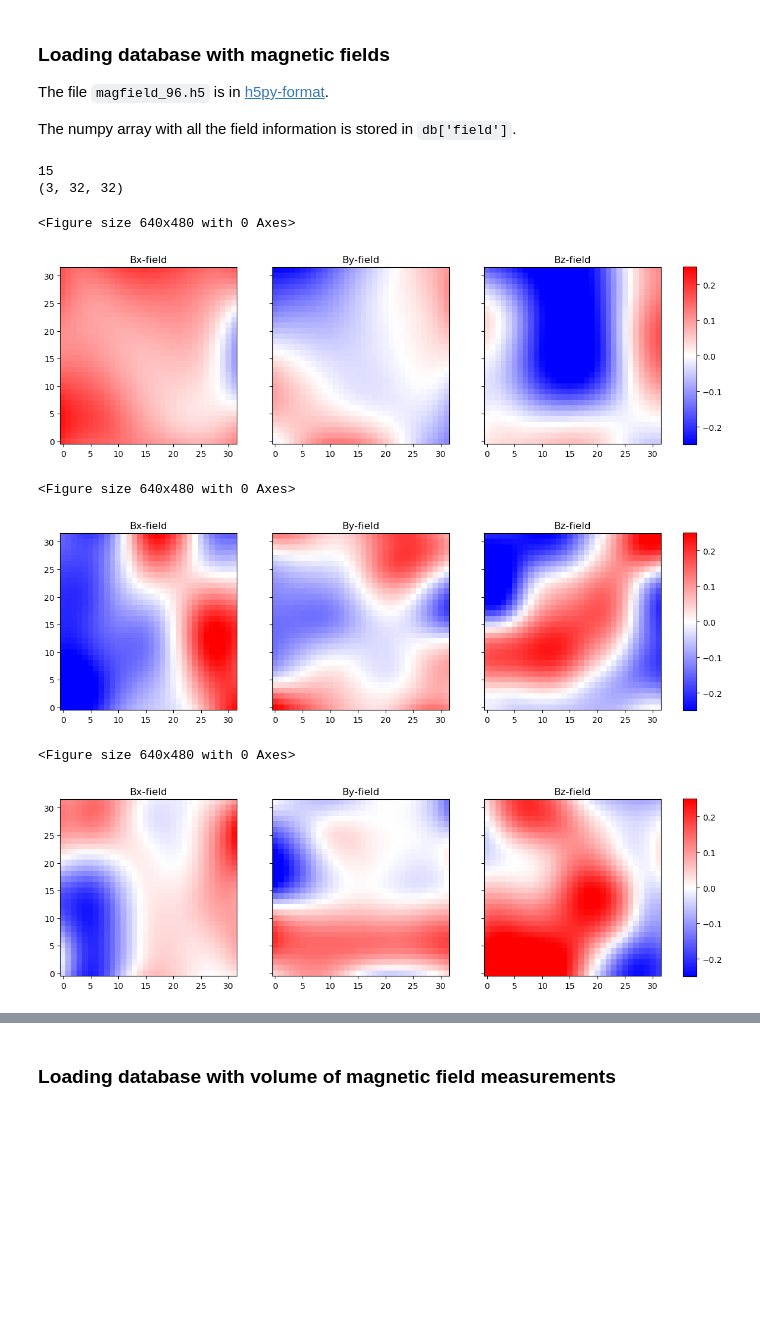
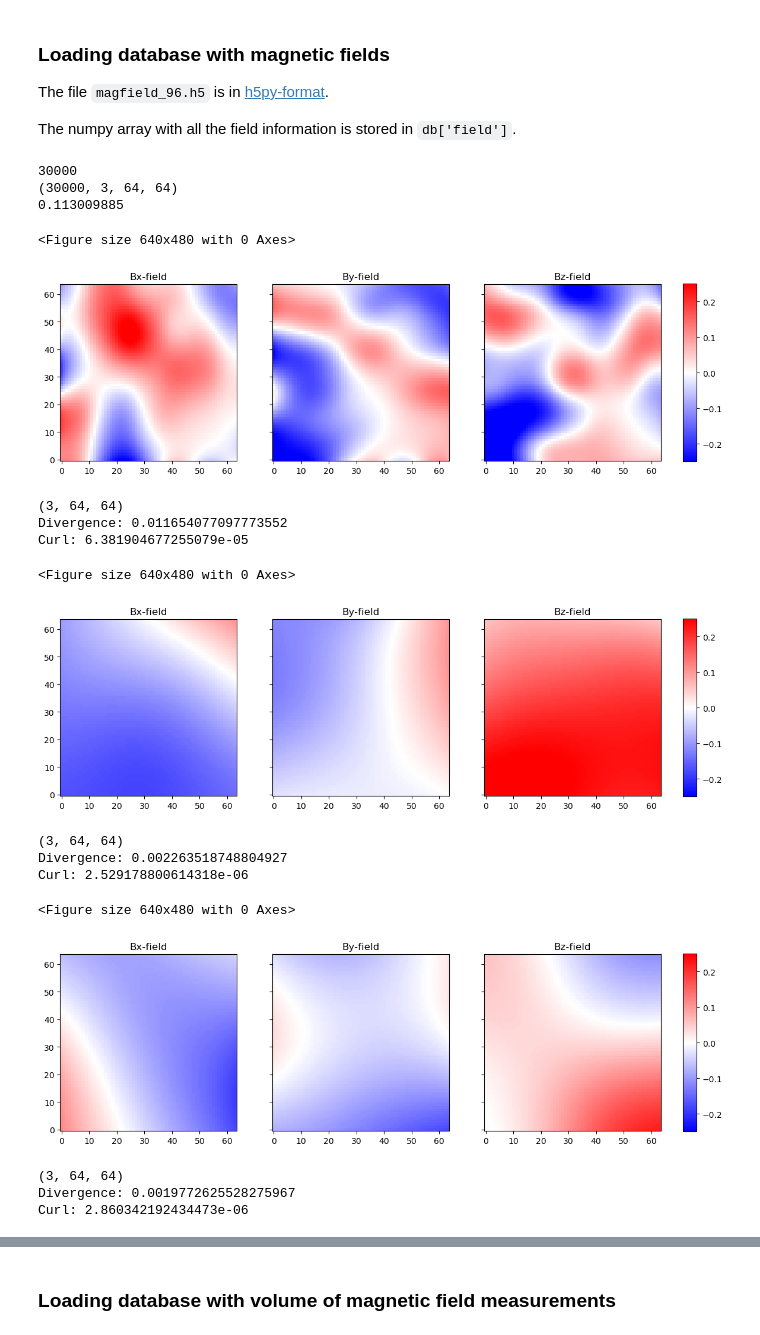
Before and after one commit to cmt-dtu-energy/mag-diffusion, a Jupyter notebook: nbs/inspect_data.ipynb, the cells around one changed output, grey strips where cells are left out. Saved outputs shown, nothing was run; the diff lists cells and outputs as text; code cells hidden in the pictures; blank space fills up the shorter version.

Commit message:
Further changes, and some experimentation with the divergence

```diff
--- a/nbs/inspect_data.ipynb
+++ b/nbs/inspect_data.ipynb
@@ -52,7 +52,7 @@ def curl(field):
     Fx_y = np.gradient(field[0], axis=0)
     Fy_x = np.gradient(field[1], axis=1)
 
-    if field.shape[0]== 3:
+    if field.shape[-1]== 4:
         Fx_z = np.gradient(field[0], axis=2)
         Fy_z = np.gradient(field[1], axis=2)
         Fz_x = np.gradient(field[2], axis=1)
@@ -76,7 +76,7 @@ def div(field):
     Fx_x = np.gradient(field[0], axis=1)
     Fy_y = np.gradient(field[1], axis=0)
 
-    if field.shape[0] == 3:
+    if field.shape[-1] == 4:
         Fz_z = np.gradient(field[2], axis=2)
         # Taking gradients of center layer only
         div = np.stack([Fx_x, Fy_y, Fz_z], axis=0)[:,:,:,1]
@@ -91,20 +91,35 @@ The file `magfield_96.h5` is in [h5py-format](https://docs.h5py.org/en/stable/qu
 
 The numpy array with all the field information is stored in `db['field']`.
 # %%
-db = h5py.File('/home/s214435/data/magfield_32.h5')
+db = h5py.File('/home/s214435/data/magfield_64_30000.h5')
 print(len(db['field']))
-print(db['field'][0].shape)
+print(db['field'].shape)
+print(np.std(db['field']))
 # %% [output]
-15
-(3, 32, 32)
+30000
+(30000, 3, 64, 64)
+0.113009885
 # %%
 for i in range(3):
     field = db['field'][i]
     plot_magfield(field, vmax=0.25)
+    print(field.shape)
+    div_check = div(field)
+    print(f'Divergence: {abs(div(field)).mean()}')
+    print(f'Curl: {abs(curl(field)).mean()}')
 # %% [output]
 <Figure size 640x480 with 0 Axes>
-[figure, old version]
+[figure, new version]
-<Figure size 640x480 with 0 Axes>
+(3, 64, 64)
+Divergence: 0.011654077097773552
+Curl: 6.381904677255079e-05
+<Figure size 640x480 with 0 Axes>
-[figure, old version]
+[figure, new version]
-<Figure size 640x480 with 0 Axes>
+(3, 64, 64)
+Divergence: 0.002263518748804927
+Curl: 2.529178800614318e-06
+<Figure size 640x480 with 0 Axes>
-[figure, old version]
+[figure, new version]
+(3, 64, 64)
+Divergence: 0.0019772625528275967
+Curl: 2.860342192434473e-06
```
Also changed, not shown: parts of 2 cells of this notebook, 1 other file.
